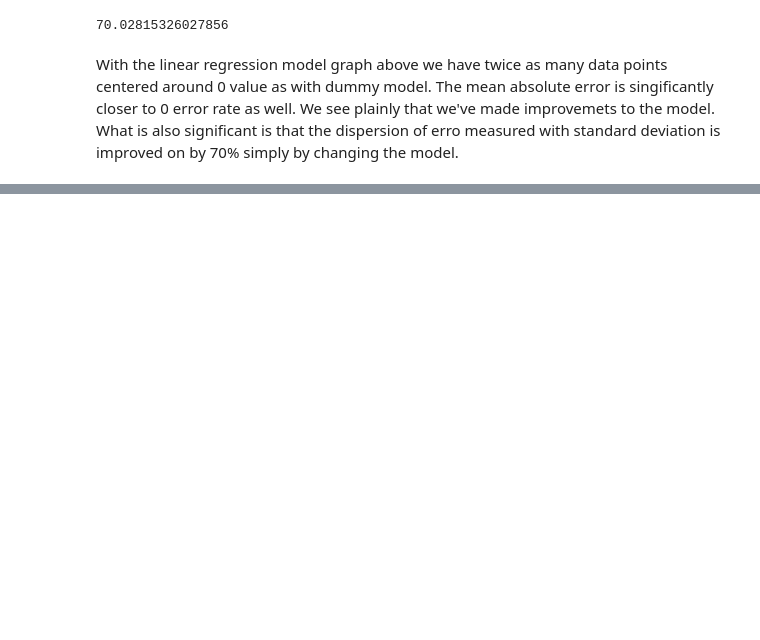
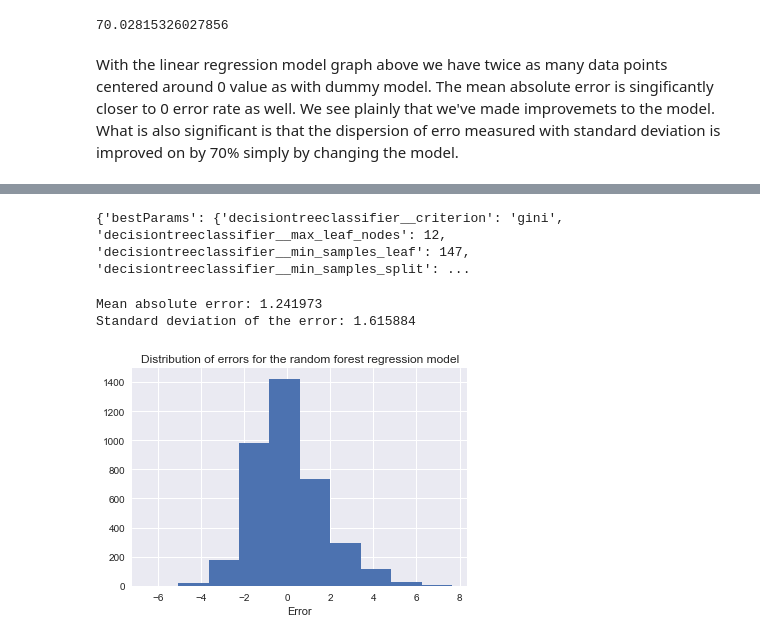
Before and after one commit to viciouspetal/data-analytics-notebook, a Jupyter notebook: Assignment workbook.ipynb, the cells around one changed output, grey strips where cells are left out. Cells and saved outputs as stored; diff of their text form; code cells hidden in the pictures; blank space fills up the shorter version.

```diff
--- a/Assignment workbook.ipynb
+++ b/Assignment workbook.ipynb
@@ -654,0 +982,4 @@ With the linear regression model graph above we have twice as many data points c
+# %%
+#rings prediction for females
+X = df.drop(['M', 'I','F', 'rings'], axis='columns')  # X = features
+y=df['rings']
@@ -654,0 +994,50 @@ With the linear regression model graph above we have twice as many data points c
+# %%
+inner_cv = StratifiedKFold(n_splits=2, shuffle=True, random_state=0)  # K = 5
+
+def svc_param_selection(X, y, nfolds):
+    param_grid = {'decisiontreeclassifier__criterion': ['gini', 'entropy'],
+                 'decisiontreeclassifier__min_samples_split':range(2,200,20),
+                 'decisiontreeclassifier__min_samples_leaf': range(2,200,5),
+                 'decisiontreeclassifier__max_leaf_nodes': range(2,200,5)}
+    grid_search = GridSearchCV(pipeline, param_grid, n_jobs=-1, cv=nfolds)  # n_jobs=-1 uses all available CPUs = faster
+    grid_search.fit(X, y)
+    grid_search.best_params_
+    return {'bestParams': grid_search.best_params_, 'bestScore': grid_search.best_score_}
+
+print(svc_param_selection(X, y, inner_cv))
+# %% [output]
+{'bestParams': {'decisiontreeclassifier__criterion': 'gini', 'decisiontreeclassifier__max_leaf_nodes': 12, 'decisiontreeclassifier__min_samples_leaf': 147, 'decisiontreeclassifier__min_samples_split': ...
+# %%
+algorithm = RandomForestRegressor(random_state=0)
+
+# Build models for different values of n_estimators, min_samples_leaf and min_samples_split
+parameters = {
+    'n_estimators': [2, 5, 10],
+    'min_samples_leaf': [1, 10, 20],
+    'min_samples_split': [2, 10, 20]  # Min value is 2
+}
+
+# Use inner CV to select the best model
+inner_cv = KFold(n_splits=5, shuffle=True, random_state=0)  # K = 5
+
+clf = GridSearchCV(algorithm, parameters, cv=inner_cv, n_jobs=-1)  # n_jobs=-1 uses all available CPUs = faster
+clf.fit(X, y)
+
+# Use outer CV to evaluate the error of the best model
+outer_cv = KFold(n_splits=10, shuffle=True, random_state=0)  # K = 10, doesn't have to be the same
+y_pred = cross_val_predict(clf, X, y, cv=outer_cv)
+
+# Print the results
+print('Mean absolute error: %f' % mean_absolute_error(y, y_pred))
+print('Standard deviation of the error: %f' % (y - y_pred).std())
+
+
+ax = (y - y_pred).hist()
+ax.set(
+    title='Distribution of errors for the random forest regression model',
+    xlabel='Error'
+);
+# %% [output]
+Mean absolute error: 1.241973
+Standard deviation of the error: 1.615884
+[figure, added]
```
Also changed, not shown: parts of 26 cells of this notebook.
